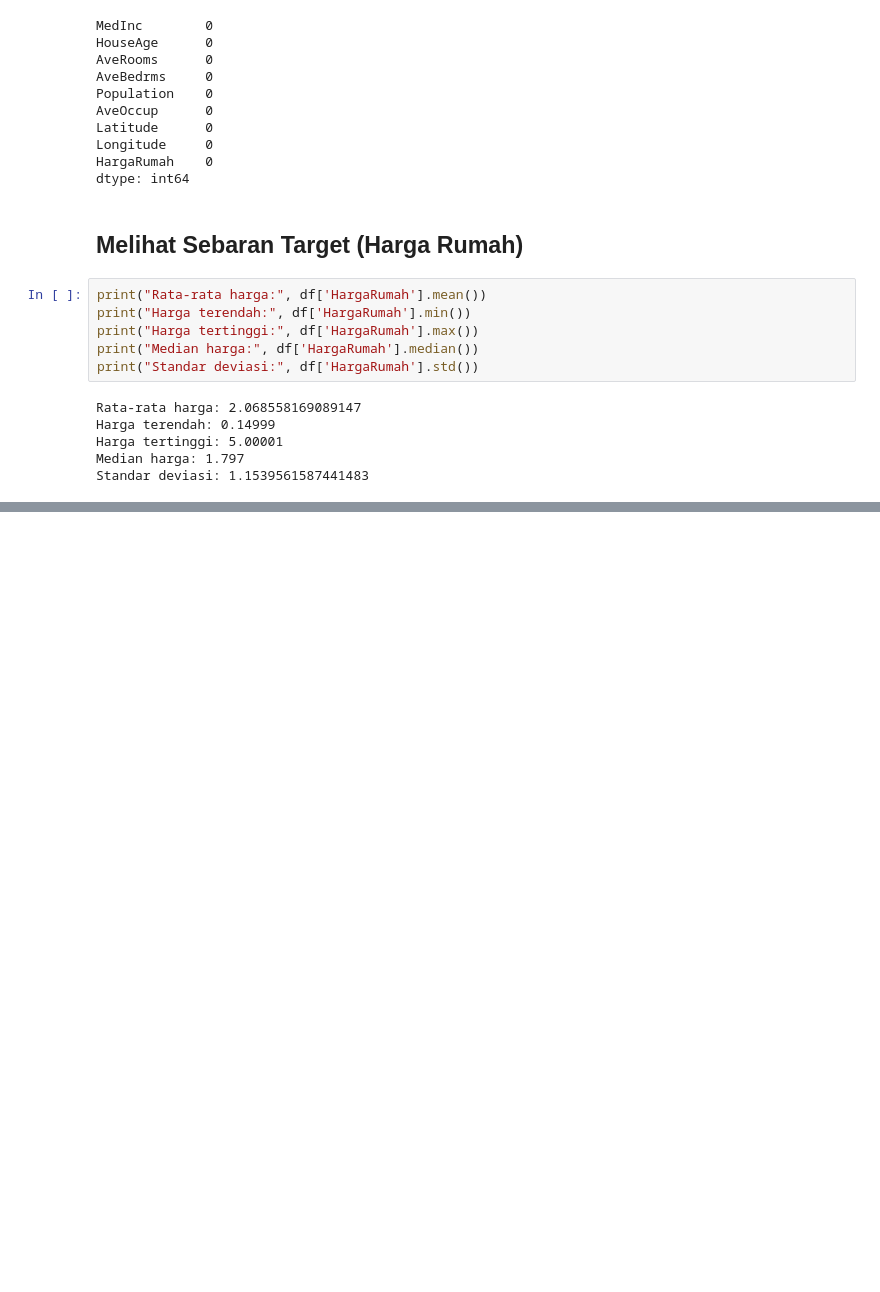
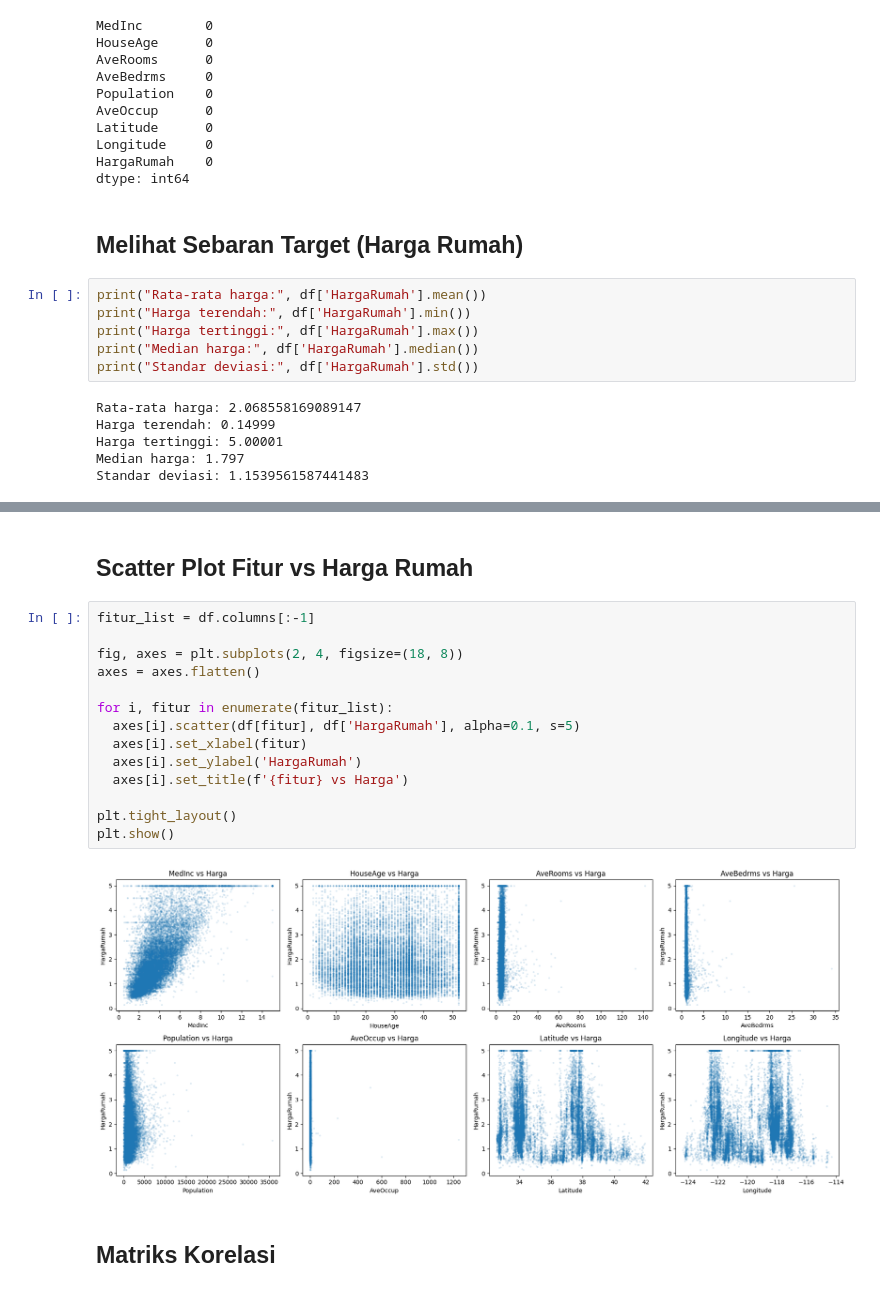
Before and after one commit to r021n/simple-machine-learing, a Jupyter notebook: California_Home_Price_Prediciton.ipynb, the cells around one changed output, grey strips where cells are left out. Drawn from its saved outputs; the diff is of its cells as text; blank space fills up the shorter version.

```diff
--- a/California_Home_Price_Prediciton.ipynb
+++ b/California_Home_Price_Prediciton.ipynb
@@ -115,0 +129,20 @@ Standar deviasi: 1.1539561587441483
+# %% [markdown]
+## Scatter Plot Fitur vs Harga Rumah
+# %%
+fitur_list = df.columns[:-1]
+
+fig, axes = plt.subplots(2, 4, figsize=(18, 8))
+axes = axes.flatten()
+
+for i, fitur in enumerate(fitur_list):
+  axes[i].scatter(df[fitur], df['HargaRumah'], alpha=0.1, s=5)
+  axes[i].set_xlabel(fitur)
+  axes[i].set_ylabel('HargaRumah')
+  axes[i].set_title(f'{fitur} vs Harga')
+
+plt.tight_layout()
+plt.show()
+# %% [output]
+[figure, added]
+# %% [markdown]
+##  Matriks Korelasi
```
Also changed, not shown: parts of 8 cells of this notebook.
